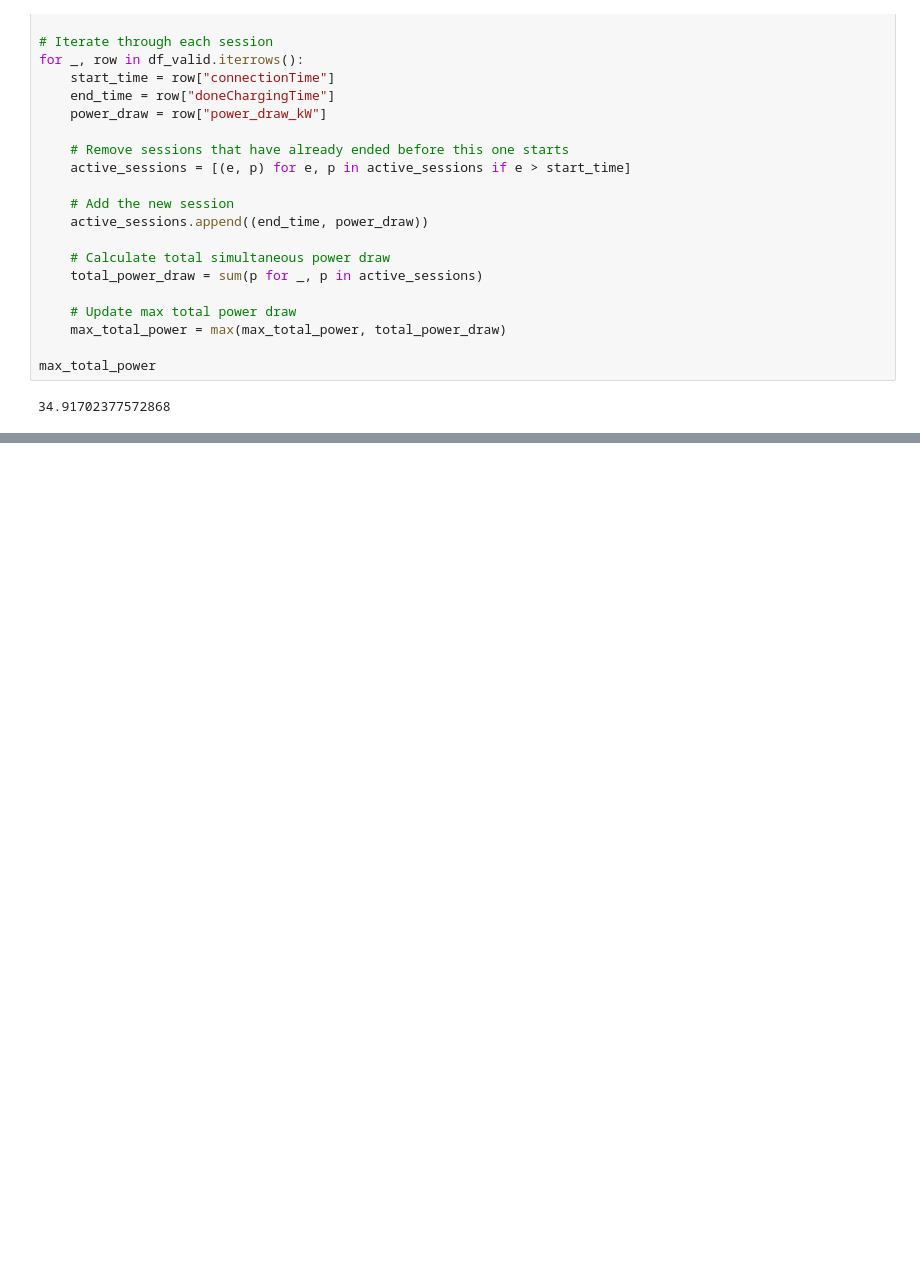
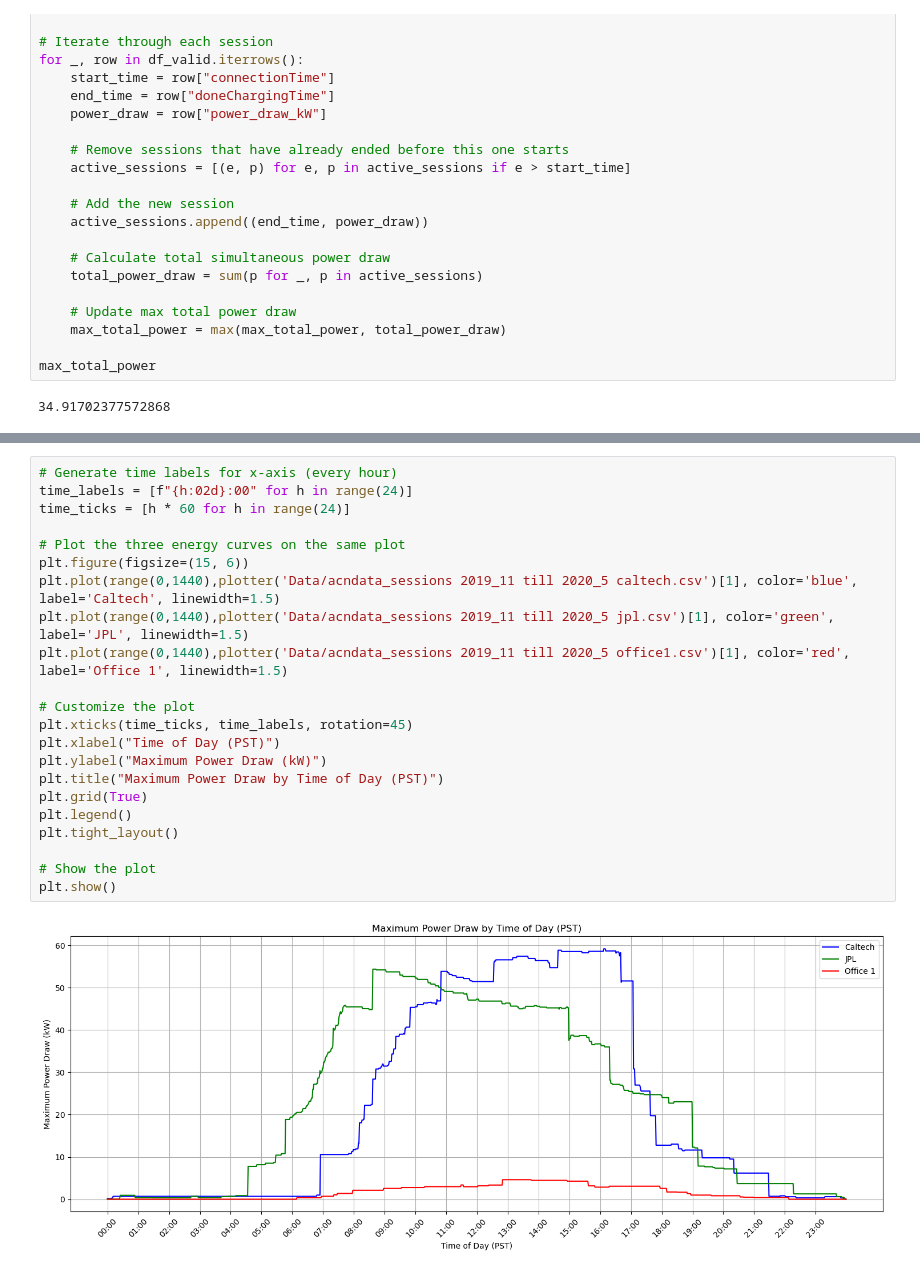
Before and after one commit to ThijsD-02/Machine-Learning-AI-Assignment-ME44312, a Jupyter notebook: average and max power draw.ipynb, the cells around one changed output, grey strips where cells are left out. Cells and saved outputs as stored; diff of their text form; blank space fills up the shorter version.

```diff
--- a/average and max power draw.ipynb
+++ b/average and max power draw.ipynb
@@ -411,0 +630,24 @@ max_total_power
+# %%
+# Generate time labels for x-axis (every hour)
+time_labels = [f"{h:02d}:00" for h in range(24)]
+time_ticks = [h * 60 for h in range(24)]
+
+# Plot the three energy curves on the same plot
+plt.figure(figsize=(15, 6))
+plt.plot(range(0,1440),plotter('Data/acndata_sessions 2019_11 till 2020_5 caltech.csv')[1], color='blue', label='Caltech', linewidth=1.5)
+plt.plot(range(0,1440),plotter('Data/acndata_sessions 2019_11 till 2020_5 jpl.csv')[1], color='green', label='JPL', linewidth=1.5)
+plt.plot(range(0,1440),plotter('Data/acndata_sessions 2019_11 till 2020_5 office1.csv')[1], color='red', label='Office 1', linewidth=1.5)
+
+# Customize the plot
+plt.xticks(time_ticks, time_labels, rotation=45)
+plt.xlabel("Time of Day (PST)")
+plt.ylabel("Maximum Power Draw (kW)")
+plt.title("Maximum Power Draw by Time of Day (PST)")
+plt.grid(True)
+plt.legend()
+plt.tight_layout()
+
+# Show the plot
+plt.show()
+# %% [output]
+[figure, added]
```
Also changed, not shown: parts of 7 cells of this notebook, 1 other file.
